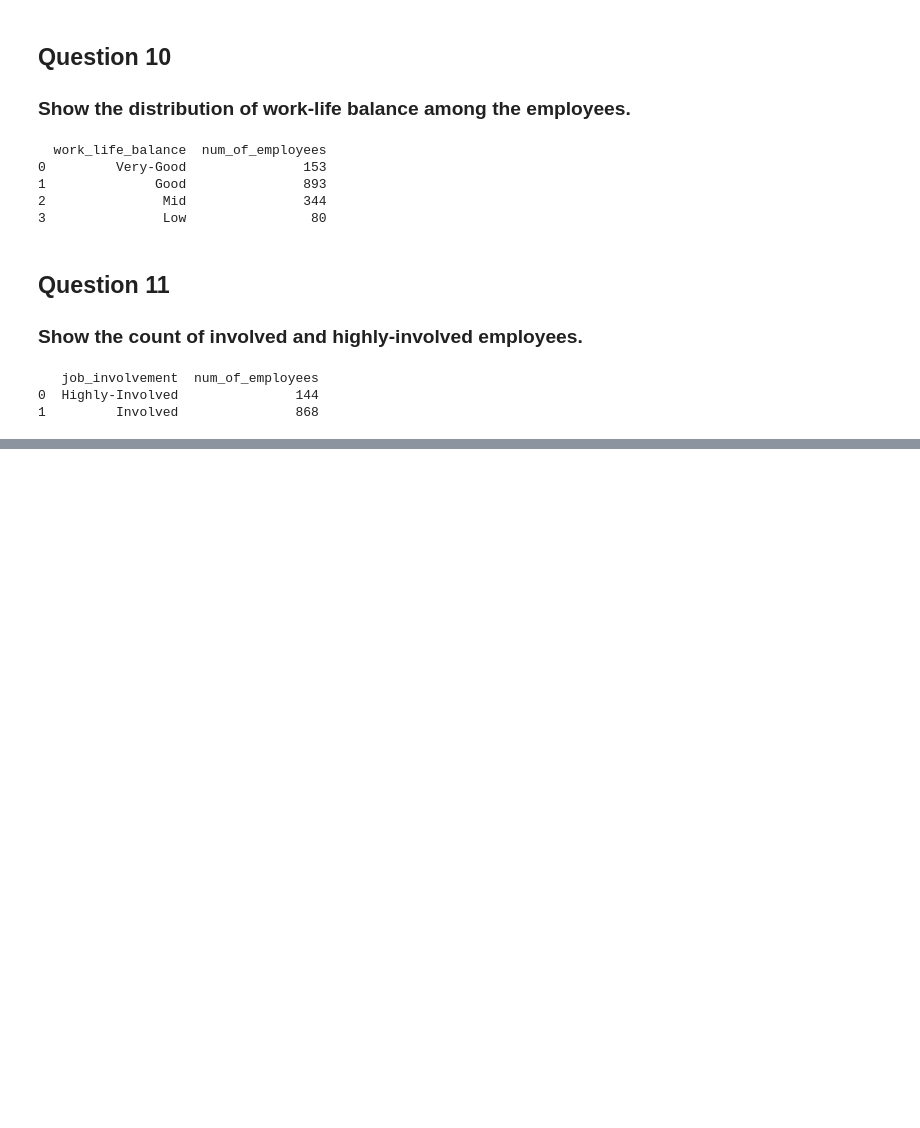
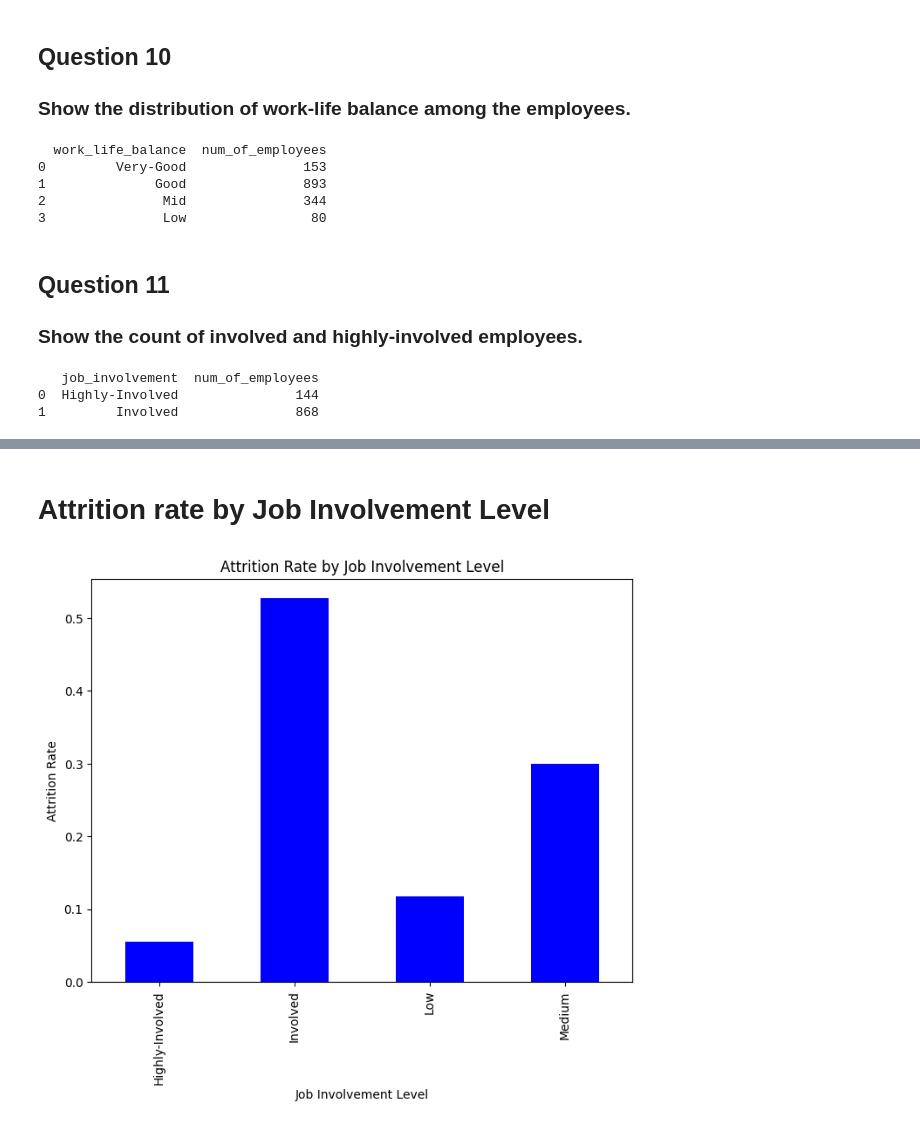
Before and after one commit to abbas99-hub/Real-World-SQL-Case-Study-HR-Employee-Data, a Jupyter notebook: Notebooks/Exploratory_Data_Analysis.ipynb, the cells around one changed output, grey strips where cells are left out. Cells and saved outputs as stored; diff of their text form; code cells hidden in the pictures; blank space fills up the shorter version.

```diff
--- a/Notebooks/Exploratory_Data_Analysis.ipynb
+++ b/Notebooks/Exploratory_Data_Analysis.ipynb
@@ -242,0 +319,21 @@ print(employee_df)
+# %% [markdown]
+# Attrition rate by Job Involvement Level
+# %%
+# Filter the dataframe to include only employees who have left the company
+left_df = hr_data[hr_data['Attrition'] == 'Yes']
+
+# Calculate the attrition rate by job involvement level
+job_involvement_df = left_df.groupby('JobInvolvement').size() / len(left_df)
+
+# Create a bar graph
+job_involvement_df.plot(kind='bar', figsize=(8,6), color='blue')
+
+# Set the title and axis labels
+plt.title('Attrition Rate by Job Involvement Level')
+plt.xlabel('Job Involvement Level')
+plt.ylabel('Attrition Rate')
+
+# Display the graph
+plt.show()
+# %% [output]
+[figure, added]
```
Also changed, not shown: parts of 18 cells of this notebook.
